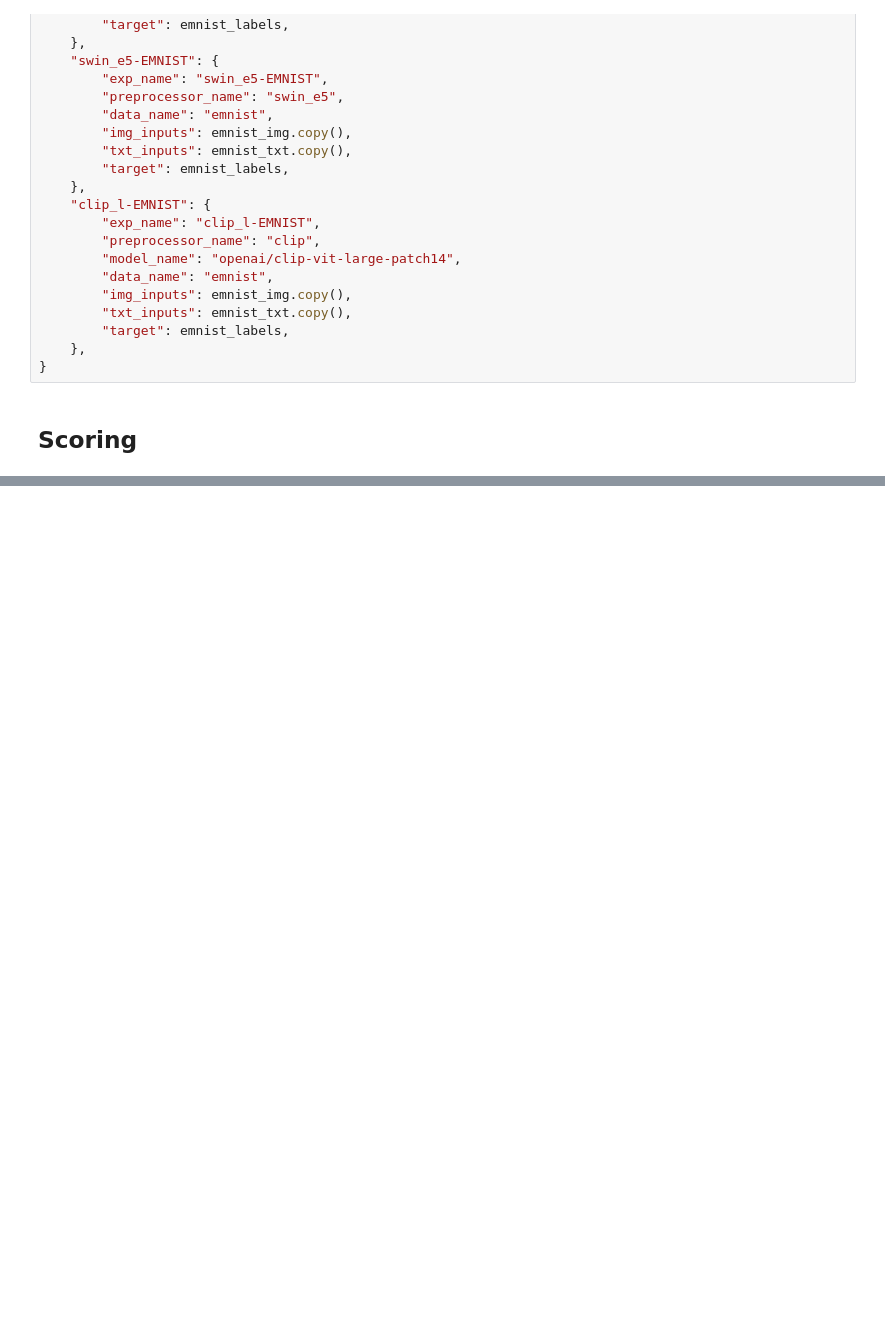
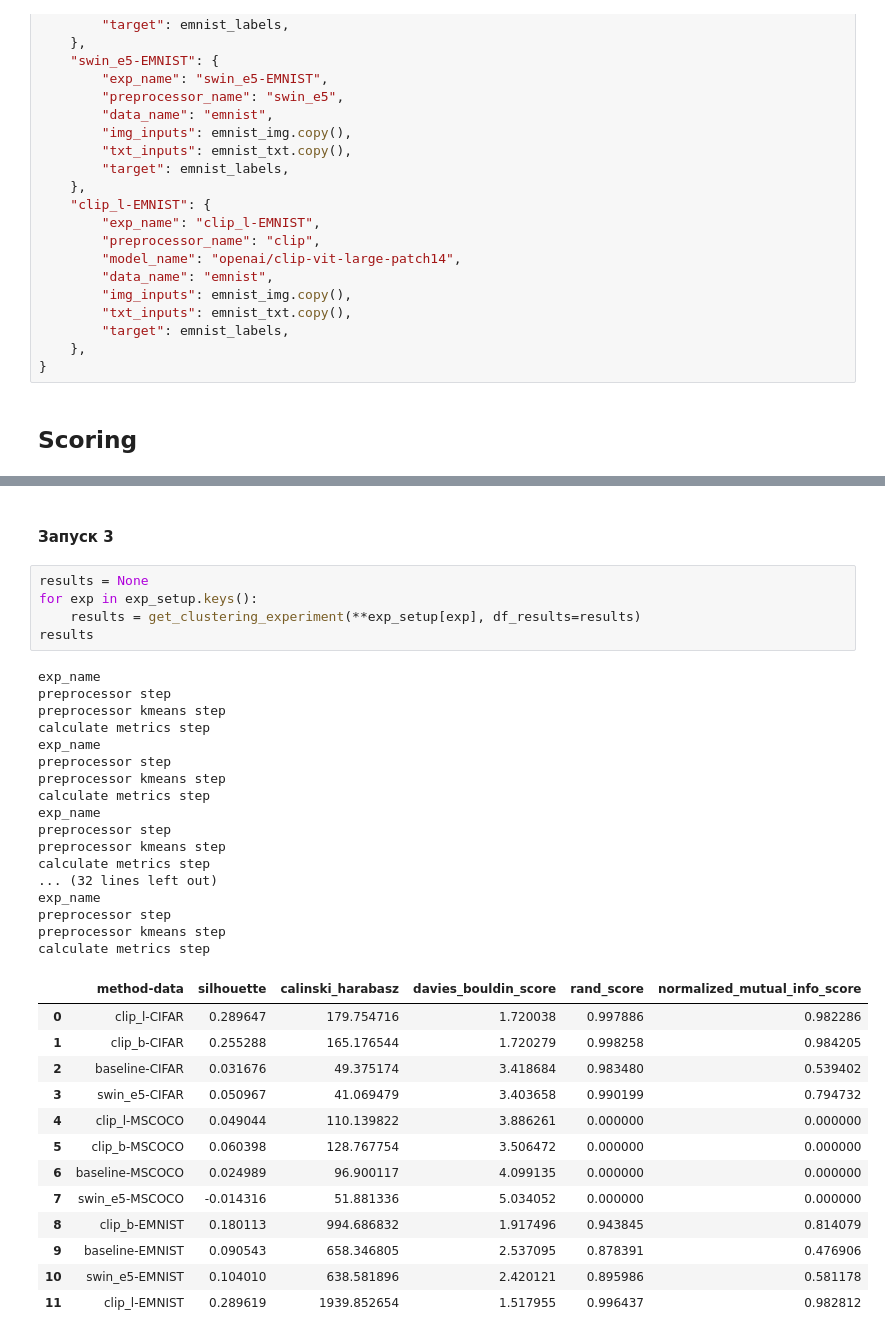
Before and after one commit to ITMO-CODE-AI/GaMAC, a Jupyter notebook: notebooks/embedder_testing.ipynb, the cells around one changed output, grey strips where cells are left out. Saved outputs shown, nothing was run; the diff lists cells and outputs as text; blank space fills up the shorter version.

```diff
--- a/notebooks/embedder_testing.ipynb
+++ b/notebooks/embedder_testing.ipynb
@@ -446,0 +517,38 @@ results
+# %% [markdown]
+#### Запуск 3
+# %%
+results = None
+for exp in exp_setup.keys():
+    results = get_clustering_experiment(**exp_setup[exp], df_results=results)
+results
+# %% [output]
+exp_name
+preprocessor step
+preprocessor kmeans step
+calculate metrics step
+exp_name
+preprocessor step
+preprocessor kmeans step
+calculate metrics step
+exp_name
+preprocessor step
+preprocessor kmeans step
+calculate metrics step
+... (32 lines left out)
+exp_name
+preprocessor step
+preprocessor kmeans step
+calculate metrics step
+|  | method-data | silhouette | calinski_harabasz | davies_bouldin_score | rand_score | normalized_mutual_info_score |
+| 0 | clip_l-CIFAR | 0.289647 | 179.754716 | 1.720038 | 0.997886 | 0.982286 |
+| 1 | clip_b-CIFAR | 0.255288 | 165.176544 | 1.720279 | 0.998258 | 0.984205 |
+| 2 | baseline-CIFAR | 0.031676 | 49.375174 | 3.418684 | 0.983480 | 0.539402 |
+| 3 | swin_e5-CIFAR | 0.050967 | 41.069479 | 3.403658 | 0.990199 | 0.794732 |
+| 4 | clip_l-MSCOCO | 0.049044 | 110.139822 | 3.886261 | 0.000000 | 0.000000 |
+| 5 | clip_b-MSCOCO | 0.060398 | 128.767754 | 3.506472 | 0.000000 | 0.000000 |
+| 6 | baseline-MSCOCO | 0.024989 | 96.900117 | 4.099135 | 0.000000 | 0.000000 |
+| 7 | swin_e5-MSCOCO | -0.014316 | 51.881336 | 5.034052 | 0.000000 | 0.000000 |
+| 8 | clip_b-EMNIST | 0.180113 | 994.686832 | 1.917496 | 0.943845 | 0.814079 |
+| 9 | baseline-EMNIST | 0.090543 | 658.346805 | 2.537095 | 0.878391 | 0.476906 |
+| 10 | swin_e5-EMNIST | 0.104010 | 638.581896 | 2.420121 | 0.895986 | 0.581178 |
+| 11 | clip_l-EMNIST | 0.289619 | 1939.852654 | 1.517955 | 0.996437 | 0.982812 |
```
Also changed, not shown: parts of 7 cells of this notebook.
